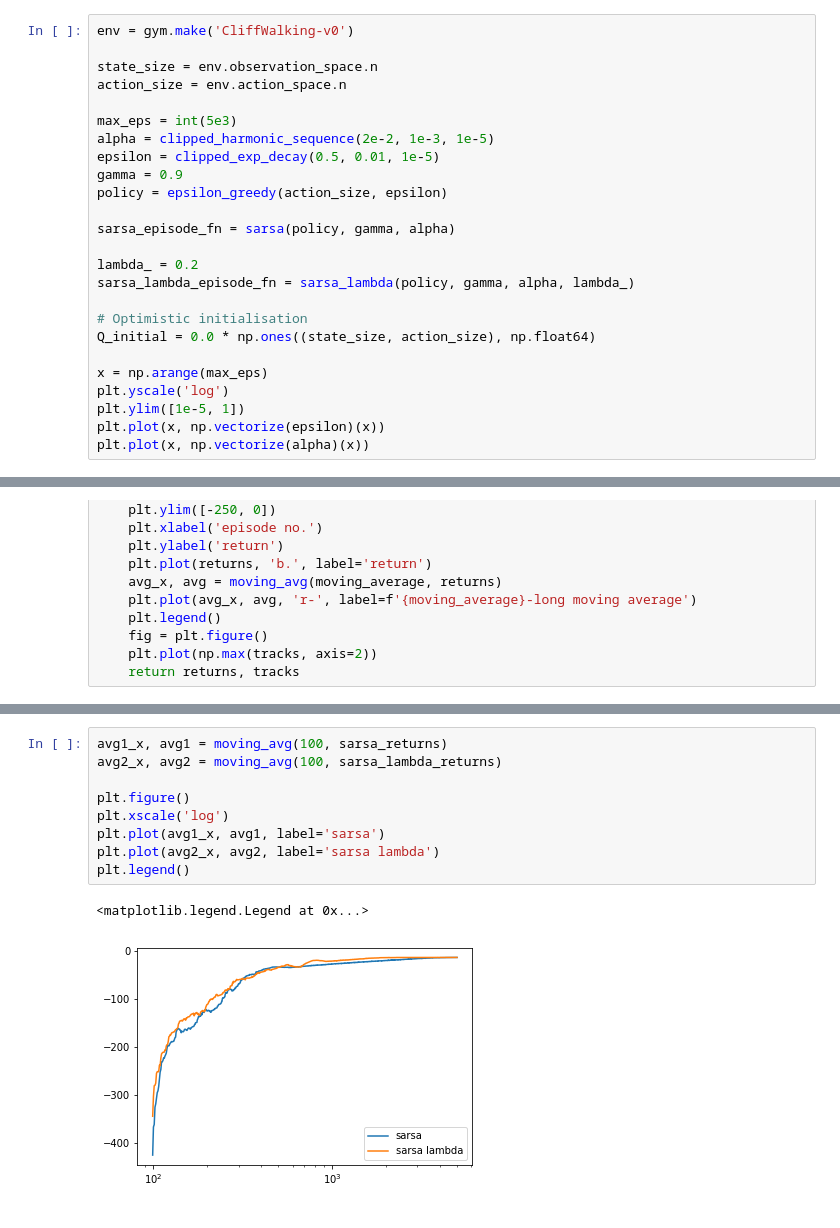
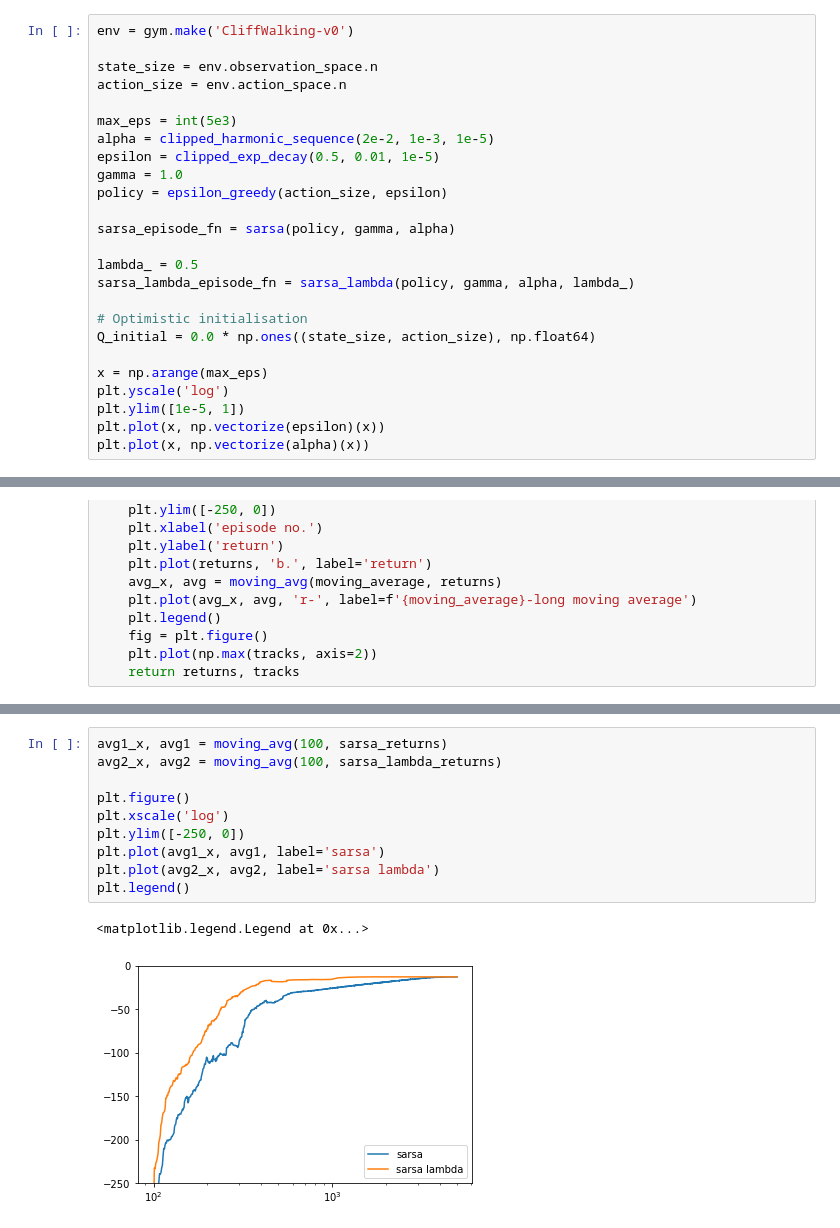
Before and after one commit to tahsmith/rl-algos, a Jupyter notebook: tabular.ipynb, the cells around one changed output, grey strips where cells are left out. Drawn from its saved outputs; the diff is of its cells as text.

Commit message:
Fix up wrong gamma value

```diff
--- a/tabular.ipynb
+++ b/tabular.ipynb
@@ -20,12 +20,12 @@ action_size = env.action_space.n
 max_eps = int(5e3)
 alpha = clipped_harmonic_sequence(2e-2, 1e-3, 1e-5)
 epsilon = clipped_exp_decay(0.5, 0.01, 1e-5)
-gamma = 0.9
+gamma = 1.0
 policy = epsilon_greedy(action_size, epsilon)
 
 sarsa_episode_fn = sarsa(policy, gamma, alpha)
 
-lambda_ = 0.2
+lambda_ = 0.5
 sarsa_lambda_episode_fn = sarsa_lambda(policy, gamma, alpha, lambda_)
 
 # Optimistic initialisation
@@ -85,12 +85,13 @@ sarsa_lambda_returns, sarsa_lambda_tracks = train_with_plot(env, sarsa_lambda_ep
 # %%
 avg1_x, avg1 = moving_avg(100, sarsa_returns)
 avg2_x, avg2 = moving_avg(100, sarsa_lambda_returns)
 
 plt.figure()
 plt.xscale('log')
+plt.ylim([-250, 0])
 plt.plot(avg1_x, avg1, label='sarsa')
 plt.plot(avg2_x, avg2, label='sarsa lambda')
 plt.legend()
 # %% [output]
 <matplotlib.legend.Legend at 0x...>
-[figure, old version]
+[figure, new version]
```
Also changed, not shown: parts of 2 cells of this notebook.
